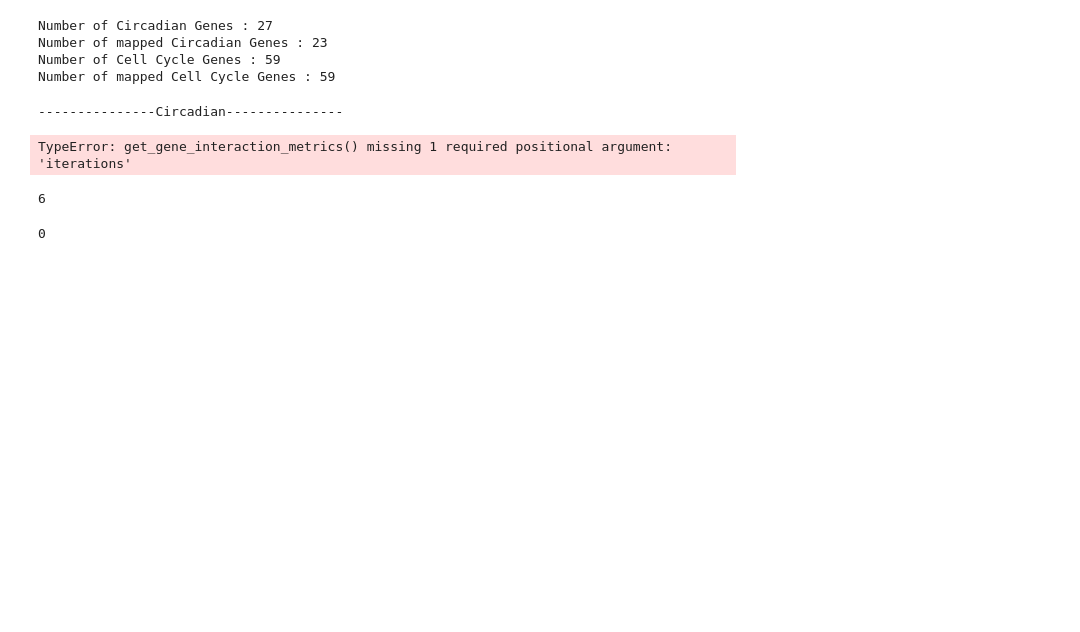
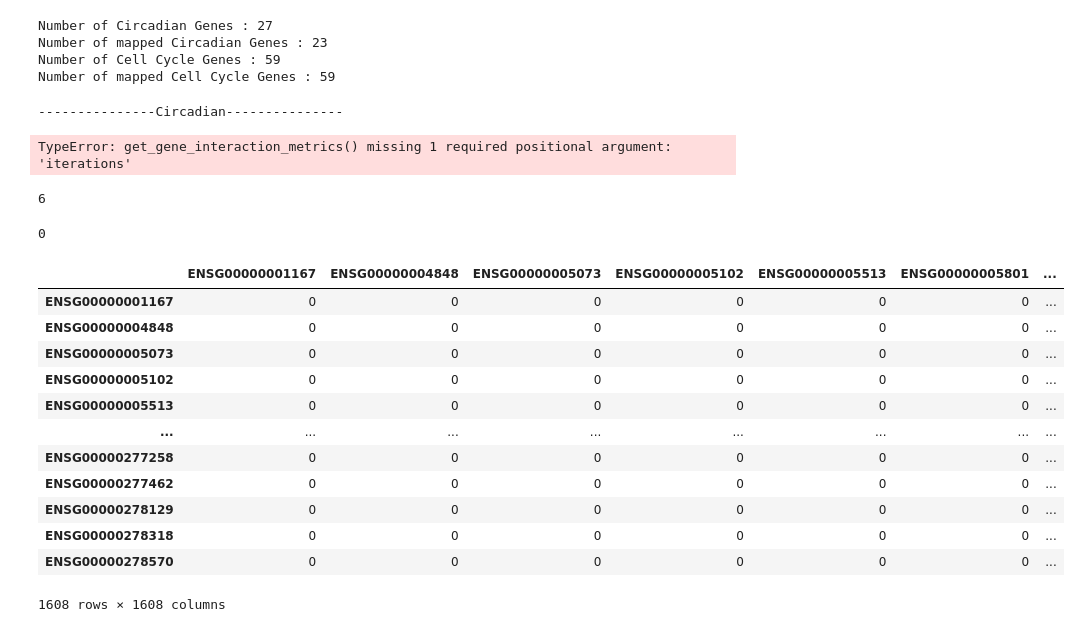
Before and after one commit to imnuvi/HardWiredGenome, a Jupyter notebook: Network_Operations.ipynb, the cells around one changed output. Saved outputs shown, nothing was run; the diff lists cells and outputs as text; code cells hidden in the pictures; blank space fills up the shorter version.

```diff
--- a/Network_Operations.ipynb
+++ b/Network_Operations.ipynb
@@ -20,7 +20,7 @@ from network_utils import get_all_targets, get_gene_targets, get_gene_targets_mu
 from network_utils import GeneUtils
 from genexpression_utils import fetch_genexpression_data, get_marker_gene_sets, fetch_fibroblast_data, fetch_myotube_data, fetch_hyb_nodes
 # %%
-a_matrix_adata, b_matrix_true = get_a_matrix_threshold(300)
+a_matrix_adata, b_matrix_true, c_matrix_true = get_a_matrix_threshold(300)
 
 b_matrix = anndata.read_h5ad('/nfs/turbo/umms-indikar/shared/projects/HWG/data/HWG/operations/B_matrices_true.h5ad')
 
@@ -2093,3 +2050,29 @@ len(circ_first_order_intersection)
 len(cc_first_order_intersection)
 # %% [output]
 0
+# %%
+c_df = pd.DataFrame(
+    c_matrix_true.X.toarray(),
+    index=c_matrix_true.obs_names,
+    columns=c_matrix_true.var_names
+)
+
+com = c_matrix_true.obs_names
+
+c_df = c_df.loc[com, com]
+# %%
+c_df
+# %% [output]
+|  | ENSG00000001167 | ENSG00000004848 | ENSG00000005073 | ENSG00000005102 | ENSG00000005513 | ENSG00000005801 | ... |
+| ENSG00000001167 | 0 | 0 | 0 | 0 | 0 | 0 | ... |
+| ENSG00000004848 | 0 | 0 | 0 | 0 | 0 | 0 | ... |
+| ENSG00000005073 | 0 | 0 | 0 | 0 | 0 | 0 | ... |
+| ENSG00000005102 | 0 | 0 | 0 | 0 | 0 | 0 | ... |
+| ENSG00000005513 | 0 | 0 | 0 | 0 | 0 | 0 | ... |
+| ... | ... | ... | ... | ... | ... | ... | ... |
+| ENSG00000277258 | 0 | 0 | 0 | 0 | 0 | 0 | ... |
+| ENSG00000277462 | 0 | 0 | 0 | 0 | 0 | 0 | ... |
+| ENSG00000278129 | 0 | 0 | 0 | 0 | 0 | 0 | ... |
+| ENSG00000278318 | 0 | 0 | 0 | 0 | 0 | 0 | ... |
+| ENSG00000278570 | 0 | 0 | 0 | 0 | 0 | 0 | ... |
+1608 rows × 1608 columns
```
Also changed, not shown: parts of 6 cells of this notebook, 9 other files.
